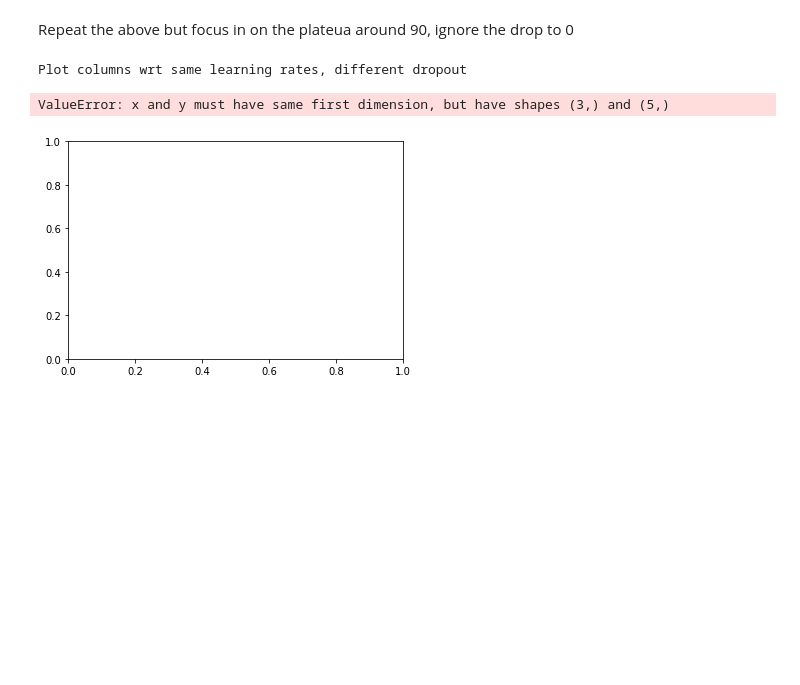
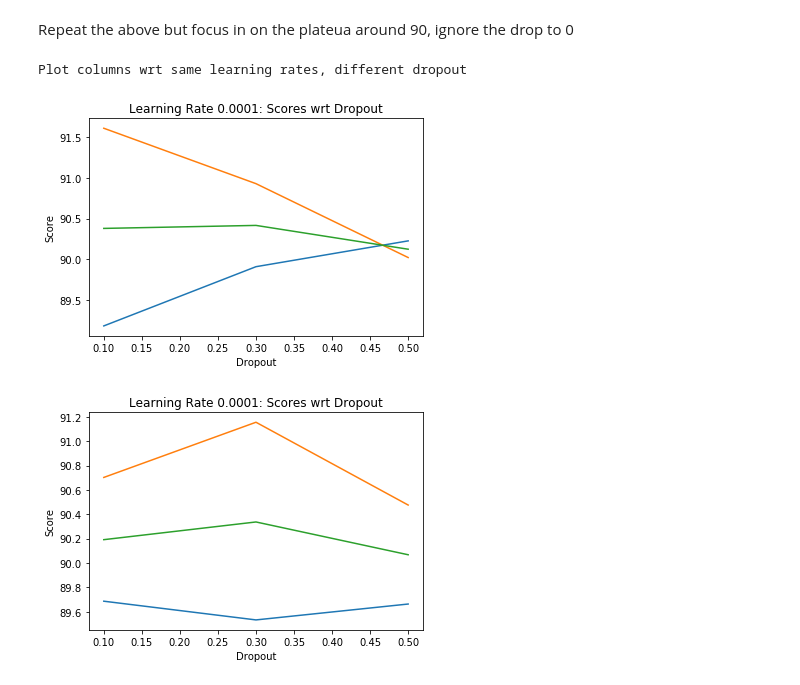
Before and after one commit to slavesocieties/ssda-nlp, a Jupyter notebook: 70-exhaustive-training.ipynb, the cells around one changed output. Cells and saved outputs as stored; diff of their text form; code cells hidden in the pictures; blank space fills up the shorter version.

```diff
--- a/70-exhaustive-training.ipynb
+++ b/70-exhaustive-training.ipynb
@@ -378,40 +378,40 @@ Repeat the above but focus in on the plateua around 90, ignore the drop to 0
 # %%
 #no_test
 
 #Updated to drop ones we don't care about
 my_lr = [0.0001, 0.001, 0.01, 0.1]
 my_dps = [0.1, 0.3, 0.5]
 
 print('Plot columns wrt same learning rates, different dropout')
 plt.figure(1)
 #plt.subplot(511)
-lr0001_precision = lr0001['Precision'].tolist()
-lr0001_recall = lr0001['Recall'].tolist()
-lr0001_f = lr0001['F_Score'].tolist()
+lr0001_precision = lr0001['Precision'].tolist()[0:3]
+lr0001_recall = lr0001['Recall'].tolist()[0:3]
+lr0001_f = lr0001['F_Score'].tolist()[0:3]
 plt.plot(my_dps, lr0001_precision, label='Precision')
 plt.plot(my_dps, lr0001_recall, label='Recall')
 plt.plot(my_dps, lr0001_f, label='F_Score')
 plt.xlabel('Dropout')
 plt.ylabel('Score')
 plt.title('Learning Rate 0.0001: Scores wrt Dropout')
 plt.show()
 
 plt.figure(2)
 #plt.subplot(511)
-lr001_precision = lr001['Precision'].tolist()
-lr001_recall = lr001['Recall'].tolist()
-lr001_f = lr001['F_Score'].tolist()
+lr001_precision = lr001['Precision'].tolist()[0:3]
+lr001_recall = lr001['Recall'].tolist()[0:3]
+lr001_f = lr001['F_Score'].tolist()[0:3]
 plt.plot(my_dps, lr001_precision, label='Precision')
 plt.plot(my_dps, lr001_recall, label='Recall')
 plt.plot(my_dps, lr001_f, label='F_Score')
 plt.xlabel('Dropout')
 plt.ylabel('Score')
 plt.title('Learning Rate 0.0001: Scores wrt Dropout')
 plt.show()
 # %% [output]
 Plot columns wrt same learning rates, different dropout
-ValueError: x and y must have same first dimension, but have shapes (3,) and (5,)
-[figure, old version]
+[figure, new version]
+[figure, added]
 # %%
 #no_test
 
```
Also changed, not shown: parts of 1 cell of this notebook, 1 other file.
